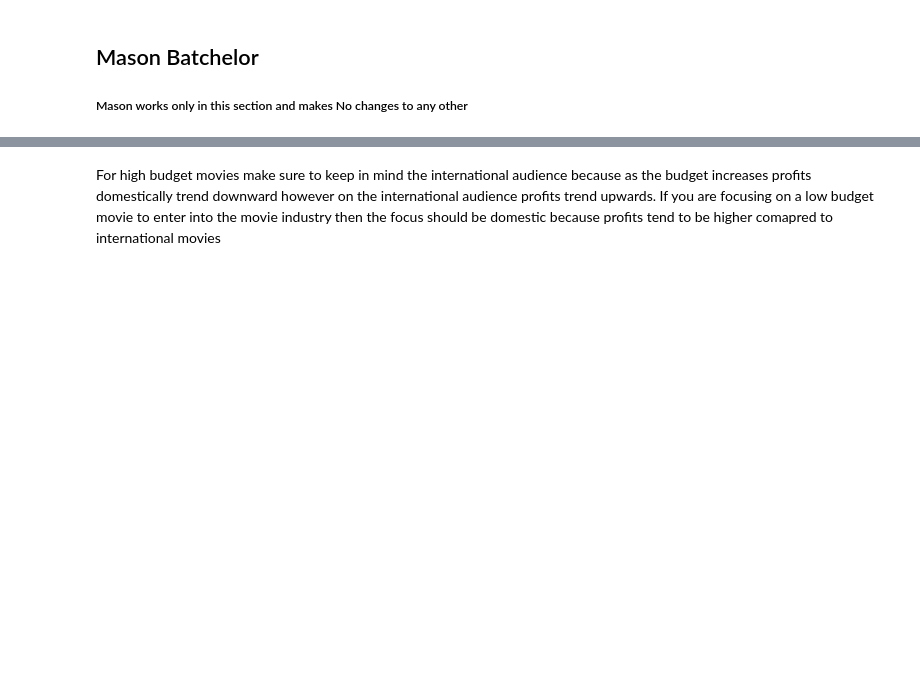
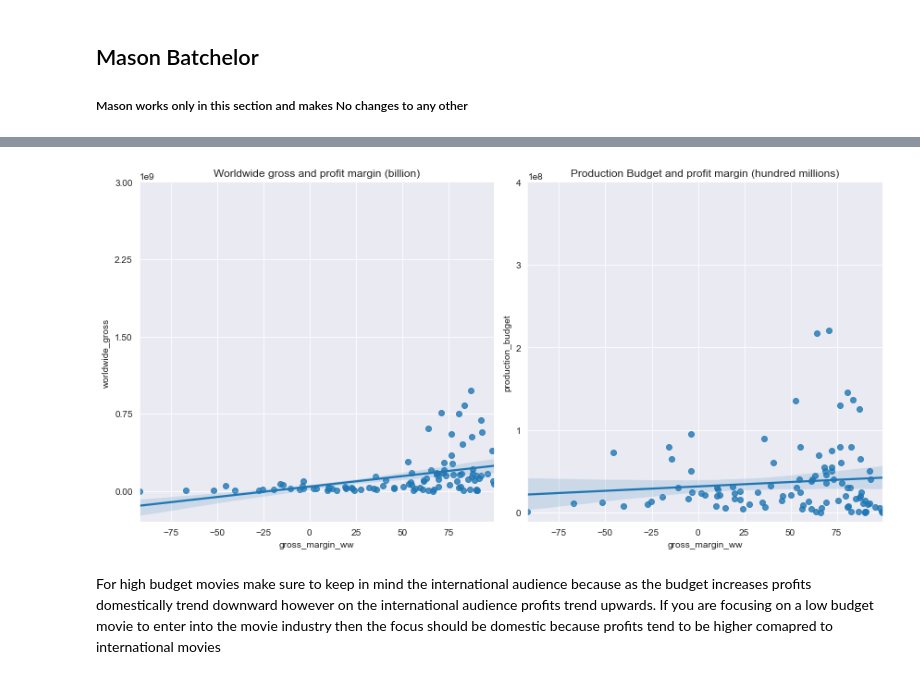
Before and after one commit to masonbatch/dsc-capstone, a Jupyter notebook: student.ipynb, the cells around one changed output, grey strips where cells are left out. Cells and saved outputs as stored; diff of their text form; code cells hidden in the pictures; blank space fills up the shorter version.

Commit message:
change budget visualizations to be from a random sample of all movies

```diff
--- a/student.ipynb
+++ b/student.ipynb
@@ -368,18 +368,32 @@ pm = pm.loc[pm['profit_margin'] > 0]
+# %%
+# Create the Gross Margin column in a new dataframe called budgets
+budgets =  movie_budgets.copy()
+# only use movies that gross > 0
+budgets = budgets.loc[budgets['worldwide_gross'] > 0]
+# calculate gross Margin
+budgets['gross_margin_ww'] = (budgets['worldwide_gross'] -
+                              budgets['production_budget']) / budgets['worldwide_gross'] * 100
+# only care about values with Gross Margin > 0
+# budgets_ww = budgets_ww.loc[budgets_ww['gross_margin'] > 0]
+# %%
+# take a random sample of size 100
+sample = budgets.loc[budgets['gross_margin_ww'] > -100].sample(n=100)
 # %%
-# This plot is visualizing the profit margin calculated using worldwide gross
+# This plot is visualizing the WORLDWIDE profit margin calculated using worldwide gross
+
 sns.set_style("darkgrid")
 
 fig, (ax1, ax2) = plt.subplots(figsize=(12,6), ncols = 2)
-sns.regplot(data = pm, x = "profit_margin" , y = "worldwide_gross", ax=ax1);
-sns.regplot(data = pm, x = "profit_margin" , y = "production_budget", ax=ax2);
+sns.regplot(data = sample, x = "gross_margin_ww" , y = "worldwide_gross", ax=ax1);
+sns.regplot(data = sample, x = "gross_margin_ww" , y = "production_budget", ax=ax2);
 
-ww_ticks = np.linspace(0, 3*10**9, 5)
-pb_ticks = np.linspace(0, 4*10**8, 5)
 ax1.set_yticks(ww_ticks)
 ax2.set_yticks(pb_ticks)
 ax1.set_title("Worldwide gross and profit margin (billion)")
 ax2.set_title("Production Budget and profit margin (hundred millions)")
 plt.tight_layout();
+# %% [output]
+[figure, added]
 # %% [markdown]
 For high budget movies make sure to keep in mind the international audience because as the budget increases profits domestically trend downward however on the international audience profits trend upwards. If you are focusing on a low budget movie to enter into the movie industry then the focus should be domestic because profits tend to be higher comapred to international movies
 # %%
```
Also changed, not shown: parts of 9 cells of this notebook.
